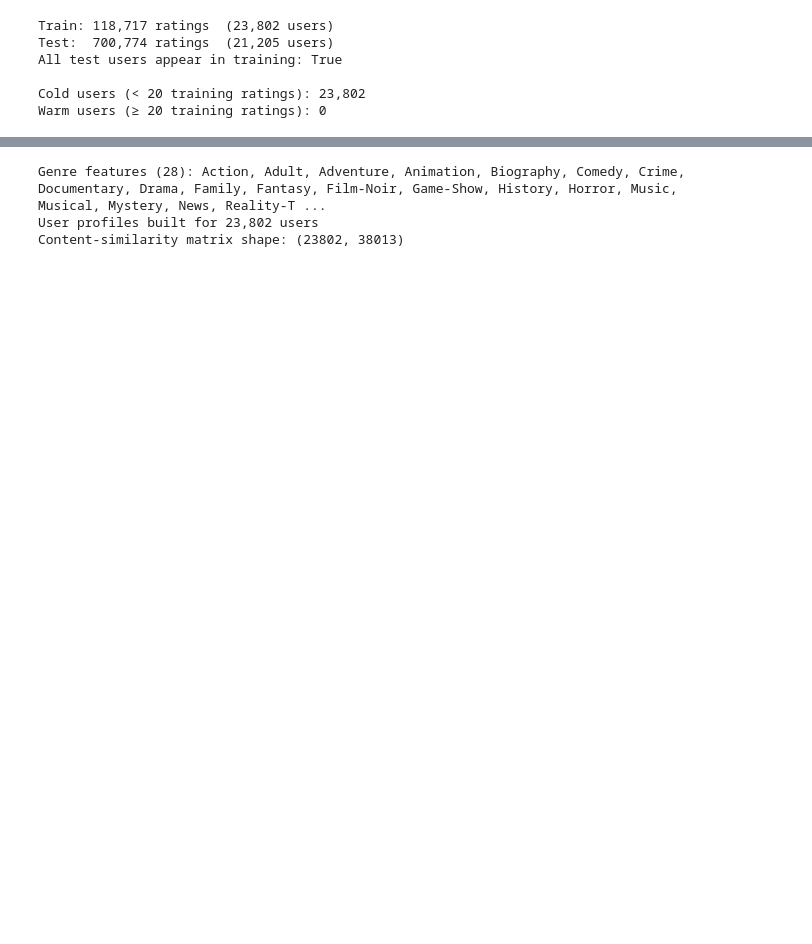
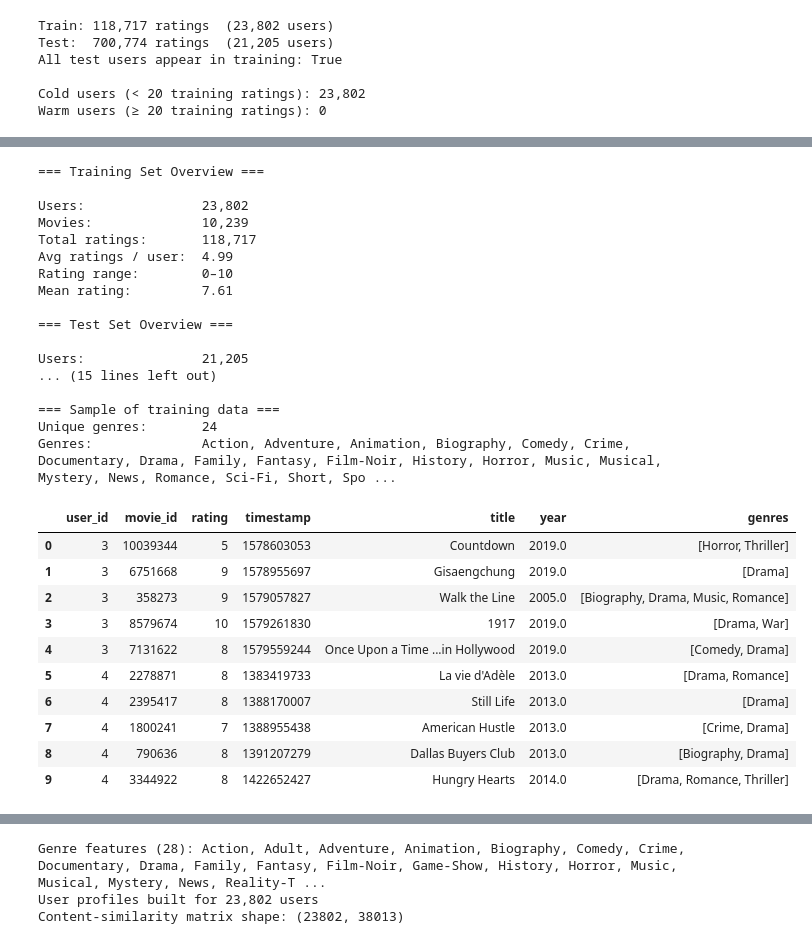
Before and after one commit to FrankVanDerVelde/master_applied-artificial_intelligence, a Jupyter notebook: methoden_en_technieken/datapunt_5/Opdracht datapunt 3a M&T.ipynb, the cells around one changed output, grey strips where cells are left out. Cells and saved outputs as stored; diff of their text form; code cells hidden in the pictures; blank space fills up the shorter version.

```diff
--- a/methoden_en_technieken/datapunt_5/Opdracht datapunt 3a M&T.ipynb
+++ b/methoden_en_technieken/datapunt_5/Opdracht datapunt 3a M&T.ipynb
@@ -67,21 +77,29 @@ items_raw = pd.read_csv(
     encoding='utf-8'
 )
 
-# Extract year from title, e.g. "Toy Story (1995)" → 1995
+# Haal het jaar uit de titel, bijv. "Toy Story (1995)" → title="Toy Story", year=1995
 items_raw['year'] = items_raw['title_raw'].str.extract(r'\((\d{4})\)').astype(float)
 items_raw['title'] = items_raw['title_raw'].str.replace(r'\s*\(\d{4}\)\s*$', '', regex=True)
 
-# Split genre string into a list (literal '|') and guard against missing values
-items_raw['genres_raw'] = items_raw['genres_raw'].fillna('')
-items_raw['genres'] = items_raw['genres_raw'].str.split('|', regex=False)
-items_raw['genres'] = items_raw['genres'].apply(lambda g: [x for x in g if x])
+# Splits genres op in een lijst en vang lege waarden op
+items_raw['genres'] = (
+    items_raw['genres_raw'].fillna('').str.split('|', regex=False)
+    .apply(lambda g: [x for x in g if x])
+)
 
-# Ensure unique movie metadata per movie_id
+# Zorg voor unieke film-metadata per movie_id
 items = (
     items_raw[['movie_id', 'title', 'year', 'genres']]
     .drop_duplicates(subset=['movie_id'], keep='last')
     .reset_index(drop=True)
 )
 print(f"Loaded {len(items):,} unique movies")
+
+# Combineer ratings met filminformatie
+df = ratings.merge(items, on='movie_id', how='inner')
+
+# Zorg dat rating numeriek is en binnen 0–10 valt
+df['rating'] = pd.to_numeric(df['rating'], errors='coerce')
+df = df[(df['rating'] >= 0) & (df['rating'] <= 10)].dropna(subset=['rating', 'genres'])
 # %% [output]
 Loaded 38,013 unique movies
@@ -292,0 +261,60 @@ TODO
+# %%
+print("=== Training Set Overview ===\n")
+n_users_train = train_df['user_id'].nunique()
+n_movies_train = train_df['movie_id'].nunique()
+n_ratings_train = len(train_df)
+
+print(f"Users:               {n_users_train:,}")
+print(f"Movies:              {n_movies_train:,}")
+print(f"Total ratings:       {n_ratings_train:,}")
+print(f"Avg ratings / user:  {n_ratings_train / n_users_train:.2f}")
+print(f"Rating range:        {train_df['rating'].min():.0f}–{train_df['rating'].max():.0f}")
+print(f"Mean rating:         {train_df['rating'].mean():.2f}")
+
+print("\n=== Test Set Overview ===\n")
+print(f"Users:               {test_df['user_id'].nunique():,}")
+print(f"Ratings:             {len(test_df):,}")
+
+print("\n=== Rating Distribution (train) ===")
+print(train_df['rating'].value_counts().sort_index().to_string())
+
+print("\n=== Genres in de dataset ===")
+unique_genres = sorted({
+    genre
+    for genres in train_df['genres'].dropna()
+    for genre in (genres if isinstance(genres, list) else [genres])
+})
+print(f"Unique genres:       {len(unique_genres):,}")
+print(f"Genres:              {', '.join(unique_genres)}")
+
+print("\n=== Voorbeeld trainingsdata ===")
+train_df.head(10)
+# %% [output]
+=== Training Set Overview ===
+
+Users:               23,802
+Movies:              10,239
+Total ratings:       118,717
+Avg ratings / user:  4.99
+Rating range:        0–10
+Mean rating:         7.61
+
+=== Test Set Overview ===
+
+Users:               21,205
+... (15 lines left out)
+
+=== Sample of training data ===
+Unique genres:       24
+Genres:              Action, Adventure, Animation, Biography, Comedy, Crime, Documentary, Drama, Family, Fantasy, Film-Noir, History, Horror, Music, Musical, Mystery, News, Romance, Sci-Fi, Short, Spo ...
+|  | user_id | movie_id | rating | timestamp | title | year | genres |
+| 0 | 3 | 10039344 | 5 | 1578603053 | Countdown | 2019.0 | [Horror, Thriller] |
+| 1 | 3 | 6751668 | 9 | 1578955697 | Gisaengchung | 2019.0 | [Drama] |
+| 2 | 3 | 358273 | 9 | 1579057827 | Walk the Line | 2005.0 | [Biography, Drama, Music, Romance] |
+| 3 | 3 | 8579674 | 10 | 1579261830 | 1917 | 2019.0 | [Drama, War] |
+| 4 | 3 | 7131622 | 8 | 1579559244 | Once Upon a Time ...in Hollywood | 2019.0 | [Comedy, Drama] |
+| 5 | 4 | 2278871 | 8 | 1383419733 | La vie d'Adèle | 2013.0 | [Drama, Romance] |
+| 6 | 4 | 2395417 | 8 | 1388170007 | Still Life | 2013.0 | [Drama] |
+| 7 | 4 | 1800241 | 7 | 1388955438 | American Hustle | 2013.0 | [Crime, Drama] |
+| 8 | 4 | 790636 | 8 | 1391207279 | Dallas Buyers Club | 2013.0 | [Biography, Drama] |
+| 9 | 4 | 3344922 | 8 | 1422652427 | Hungry Hearts | 2014.0 | [Drama, Romance, Thriller] |
```
Also changed, not shown: parts of 37 cells of this notebook.
